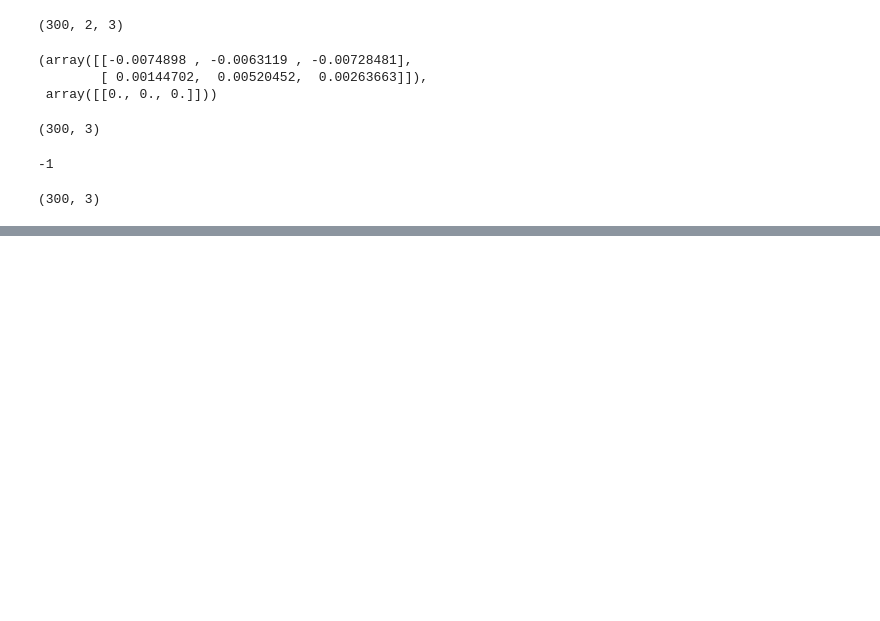
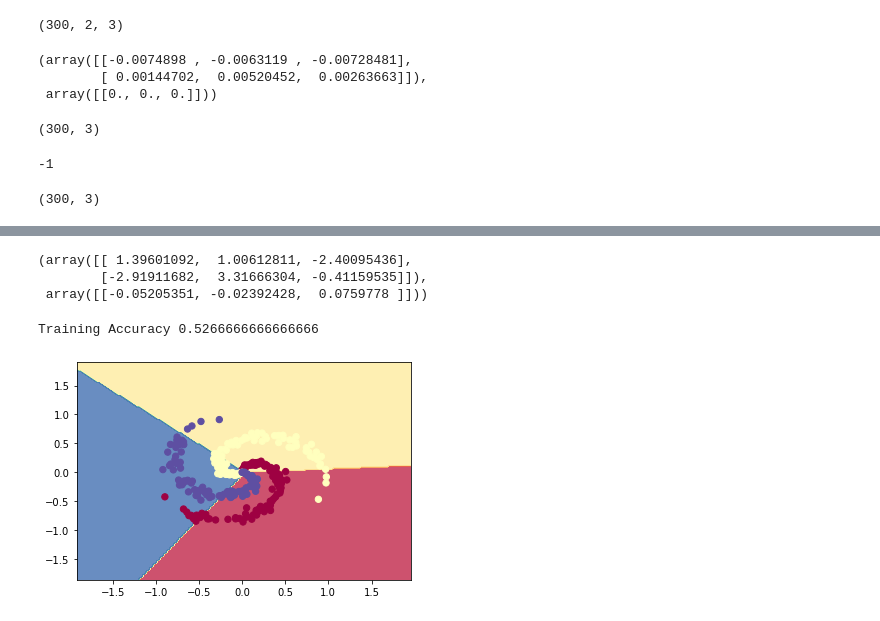
Before and after one commit to 28101991SUNNY/Neural-Networks, a Jupyter notebook: 01_NN_Introduction_to_Neural_Network.ipynb, the cells around one changed output, grey strips where cells are left out. Drawn from its saved outputs; the diff is of its cells as text; code cells hidden in the pictures; blank space fills up the shorter version.

```diff
--- a/01_NN_Introduction_to_Neural_Network.ipynb
+++ b/01_NN_Introduction_to_Neural_Network.ipynb
@@ -415,0 +702,4 @@ sigmoid(Z).shape
+# %%
+def loss(y,probabilities):
+    n = y.shape[0]
+    return np.mean(-np.log(probabilities[range(n),y]))
@@ -415,0 +710,4 @@ sigmoid(Z).shape
+# %%
+dz = probabilities  # dz = probabilities of class
+dz[range(n),y] -= 1  # subtracting 1 from class wherei==j, as dz = pi-I
+# dz = dz/m
@@ -415,0 +728,3 @@ sigmoid(Z).shape
+# %%
+db = np.sum(dz, axis = 0, keepdims=True)
+db.shape
@@ -415,0 +796,36 @@ sigmoid(Z).shape
+# %%
+W,b
+# %% [output]
+(array([[ 1.39601092,  1.00612811, -2.40095436],
+        [-2.91911682,  3.31666304, -0.41159535]]),
+ array([[-0.05205351, -0.02392428,  0.0759778 ]]))
+# %%
+def predict(X):
+    Z = np.dot(X, W) + b
+    Z_e = np.exp(Z)
+    probs = Z_e/np.sum(Z_e, axis=1, keepdims=True)
+    return np.argmax(probs, axis=1)
+
+print(f"Training Accuracy {np.sum(predict(X) == y)/n}")
+# %% [output]
+Training Accuracy 0.5266666666666666
+# %%
+# create a 2D grid
+step = 0.02
+x_min, x_max = X[:, 0].min() - 1, X[:, 0].max() + 1
+y_min, y_max = X[:, 1].min() - 1, X[:, 1].max() + 1
+xx, yy = np.meshgrid(np.arange(x_min, x_max, step), np.arange(y_min, y_max, step))
+
+# predict for all the points in the grid
+y_hat = predict(np.c_[xx.ravel(), yy.ravel()]) # concatenates along second axis
+y_hat = y_hat.reshape(xx.shape)
+
+# plot
+fig = plt.figure()
+plt.contourf(xx, yy, y_hat, cmap=plt.cm.Spectral, alpha=0.8)
+plt.scatter(X[:, 0], X[:, 1], c=y, s=40, cmap=plt.cm.Spectral)
+plt.xlim(xx.min(), xx.max())
+plt.ylim(yy.min(), yy.max())
+plt.show()
+# %% [output]
+[figure, added]
```
Also changed, not shown: parts of 34 cells of this notebook.
